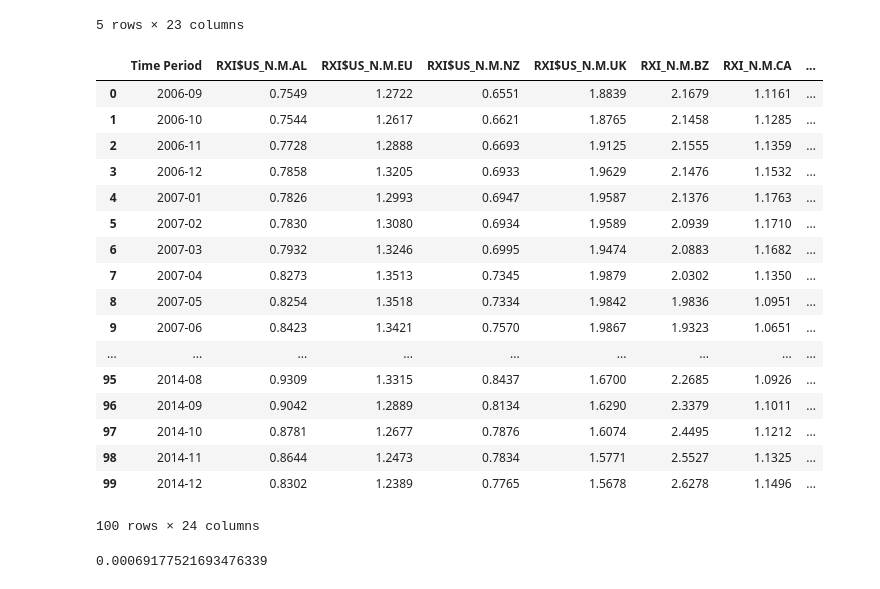
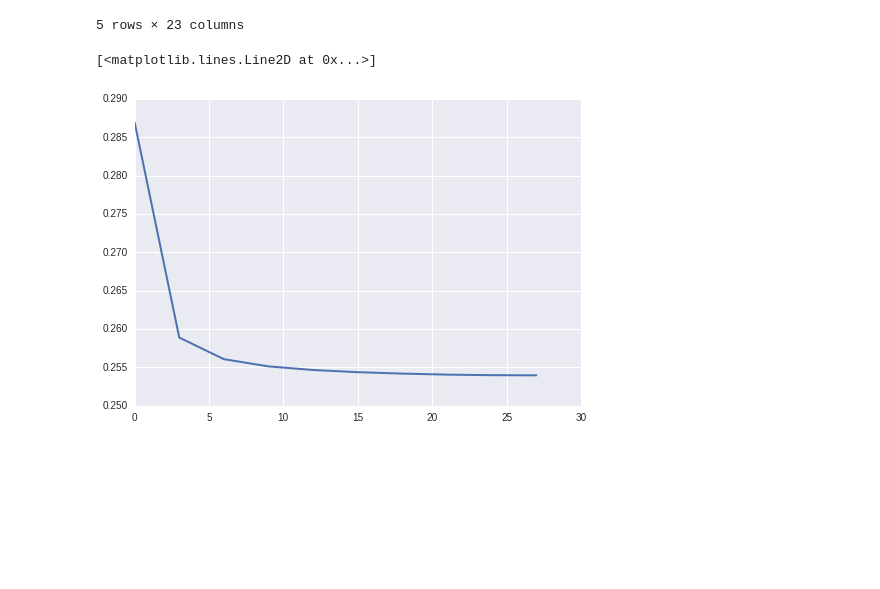
Before and after one commit to yhat/currency-portfolio-optimization, a Jupyter notebook: Currency Portfolio Optimization.ipynb, the cells around one changed output. Saved outputs shown, nothing was run; the diff lists cells and outputs as text; code cells hidden in the pictures; blank space fills up the shorter version.

Commit message:
Adding quadratic optimization piece for computing efficient frontier.

```diff
--- a/Currency Portfolio Optimization.ipynb
+++ b/Currency Portfolio Optimization.ipynb
@@ -174,28 +174,31 @@ returns_cov.head()
 | RXI$US_N.M.UK | 0.000446 | 0.000366 | 0.000433 | 0.000510 | 0.000430 | 0.000257 | 0.000014 | ... |
 | RXI_N.M.BZ | 0.000979 | 0.000469 | 0.000813 | 0.000430 | 0.001274 | 0.000543 | 0.000028 | ... |
 5 rows × 23 columns
-# %%
-exchange_rates
-# %% [output]
-|  | Time Period | RXI$US_N.M.AL | RXI$US_N.M.EU | RXI$US_N.M.NZ | RXI$US_N.M.UK | RXI_N.M.BZ | RXI_N.M.CA | ... |
-| 0 | 2006-09 | 0.7549 | 1.2722 | 0.6551 | 1.8839 | 2.1679 | 1.1161 | ... |
-| 1 | 2006-10 | 0.7544 | 1.2617 | 0.6621 | 1.8765 | 2.1458 | 1.1285 | ... |
-| 2 | 2006-11 | 0.7728 | 1.2888 | 0.6693 | 1.9125 | 2.1555 | 1.1359 | ... |
-| 3 | 2006-12 | 0.7858 | 1.3205 | 0.6933 | 1.9629 | 2.1476 | 1.1532 | ... |
-| 4 | 2007-01 | 0.7826 | 1.2993 | 0.6947 | 1.9587 | 2.1376 | 1.1763 | ... |
-| 5 | 2007-02 | 0.7830 | 1.3080 | 0.6934 | 1.9589 | 2.0939 | 1.1710 | ... |
-| 6 | 2007-03 | 0.7932 | 1.3246 | 0.6995 | 1.9474 | 2.0883 | 1.1682 | ... |
-| 7 | 2007-04 | 0.8273 | 1.3513 | 0.7345 | 1.9879 | 2.0302 | 1.1350 | ... |
-| 8 | 2007-05 | 0.8254 | 1.3518 | 0.7334 | 1.9842 | 1.9836 | 1.0951 | ... |
-| 9 | 2007-06 | 0.8423 | 1.3421 | 0.7570 | 1.9867 | 1.9323 | 1.0651 | ... |
-| ... | ... | ... | ... | ... | ... | ... | ... | ... |
-| 95 | 2014-08 | 0.9309 | 1.3315 | 0.8437 | 1.6700 | 2.2685 | 1.0926 | ... |
-| 96 | 2014-09 | 0.9042 | 1.2889 | 0.8134 | 1.6290 | 2.3379 | 1.1011 | ... |
-| 97 | 2014-10 | 0.8781 | 1.2677 | 0.7876 | 1.6074 | 2.4495 | 1.1212 | ... |
-| 98 | 2014-11 | 0.8644 | 1.2473 | 0.7834 | 1.5771 | 2.5527 | 1.1325 | ... |
-| 99 | 2014-12 | 0.8302 | 1.2389 | 0.7765 | 1.5678 | 2.6278 | 1.1496 | ... |
-100 rows × 24 columns
-# %%
-returns['RXI_N.M.SZ'].var()
-# %% [output]
-0.00069177521693476339
+# %%
+# Alpha represents our averseness to risk. We solve the model for various levels of alpha
+# to plot expected returns and variances of those returns.
+from cvxopt import matrix, solvers
+import numpy
+
+q = matrix(-exp_returns['mean'].as_matrix())
+G = matrix(0.0, (len(q),len(q)))
+G[::len(q)+1] = -1.0
+h = matrix(0.0, (len(q),1))
+A = matrix(1.0, (1,len(q)))
+b = matrix(1.0)
+
+alphas = range(0, 30, 3)
+portfolio_returns = []
+for a in alphas:
+    P = matrix(a * returns_cov.as_matrix())
+    solution = solvers.qp(P, q, G, h, A, b)
+    portfolio_returns.append(100*exp_returns['mean'].dot(solution['x']))
+# %%
+# Now we have an efficient frontier (Pareto optimality) showing the
+# trade-off of risk versus return.
+
+from matplotlib import pyplot
+pyplot.plot(alphas, portfolio_returns, linewidth=2.0)
+# %% [output]
+[<matplotlib.lines.Line2D at 0x...>]
+[figure, added]
```
Also changed, not shown: parts of 1 cell of this notebook, 1 other file.
